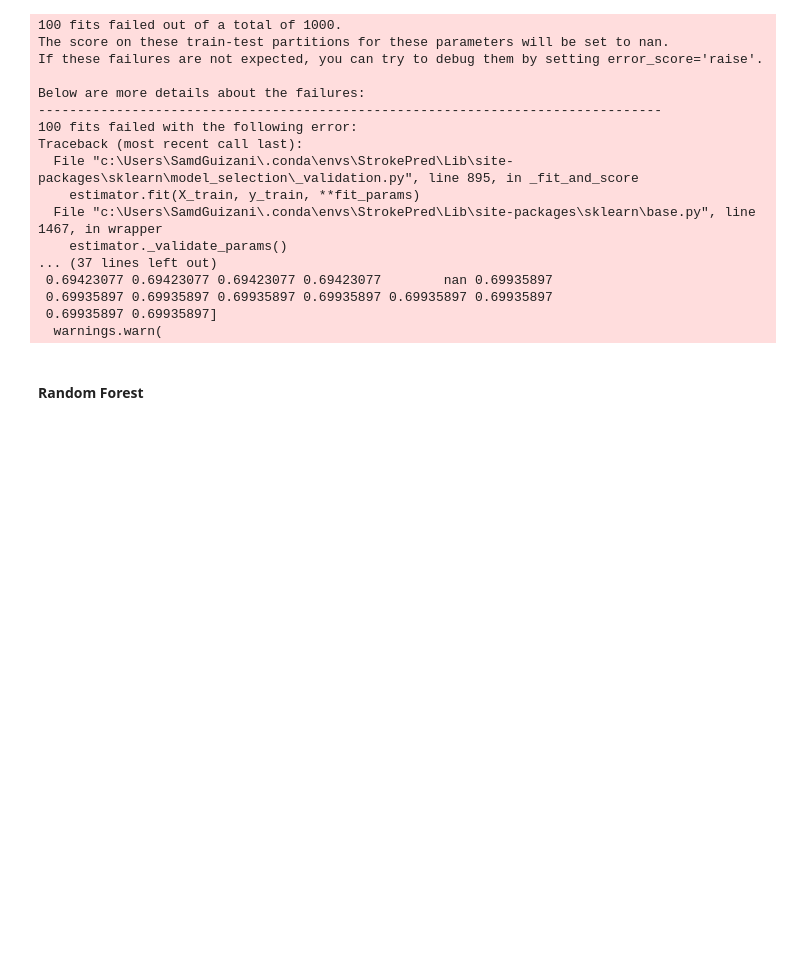
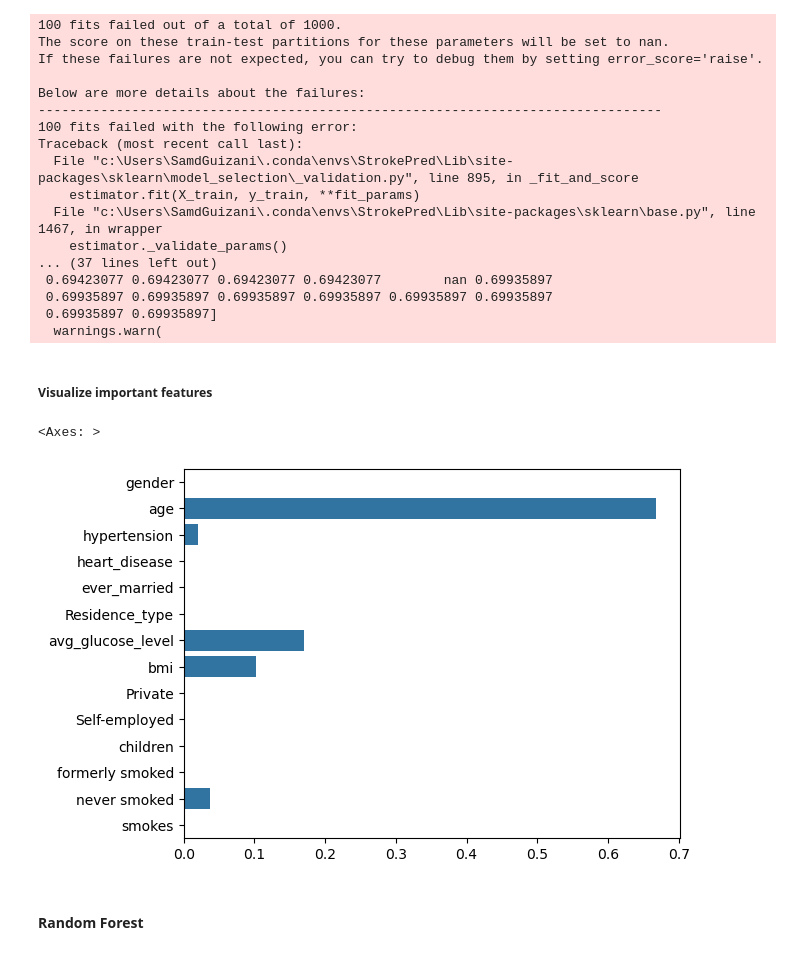
Before and after one commit to SamdGuizani/Python-ML-Labs-Project, a Jupyter notebook: Python ML Labs project_Stroke Prediction.ipynb, the cells around one changed output. Cells and saved outputs as stored; diff of their text form; code cells hidden in the pictures; blank space fills up the shorter version.

```diff
--- a/Python ML Labs project_Stroke Prediction.ipynb
+++ b/Python ML Labs project_Stroke Prediction.ipynb
@@ -825,6 +825,14 @@ Traceback (most recent call last):
  0.69935897 0.69935897 0.69935897 0.69935897 0.69935897 0.69935897
  0.69935897 0.69935897]
   warnings.warn(
+# %% [markdown]
+##### Visualize important features
+# %%
+DeTree_importances = pd.Series(DeTree_classifier.fitted_model.feature_importances_, index=feature_names)
+sns.barplot(DeTree_importances, orient='h')
+# %% [output]
+<Axes: >
+[figure, added]
 # %% [markdown]
 #### Random Forest
 # %%
```
Also changed, not shown: parts of 5 cells of this notebook, 1 other file.
